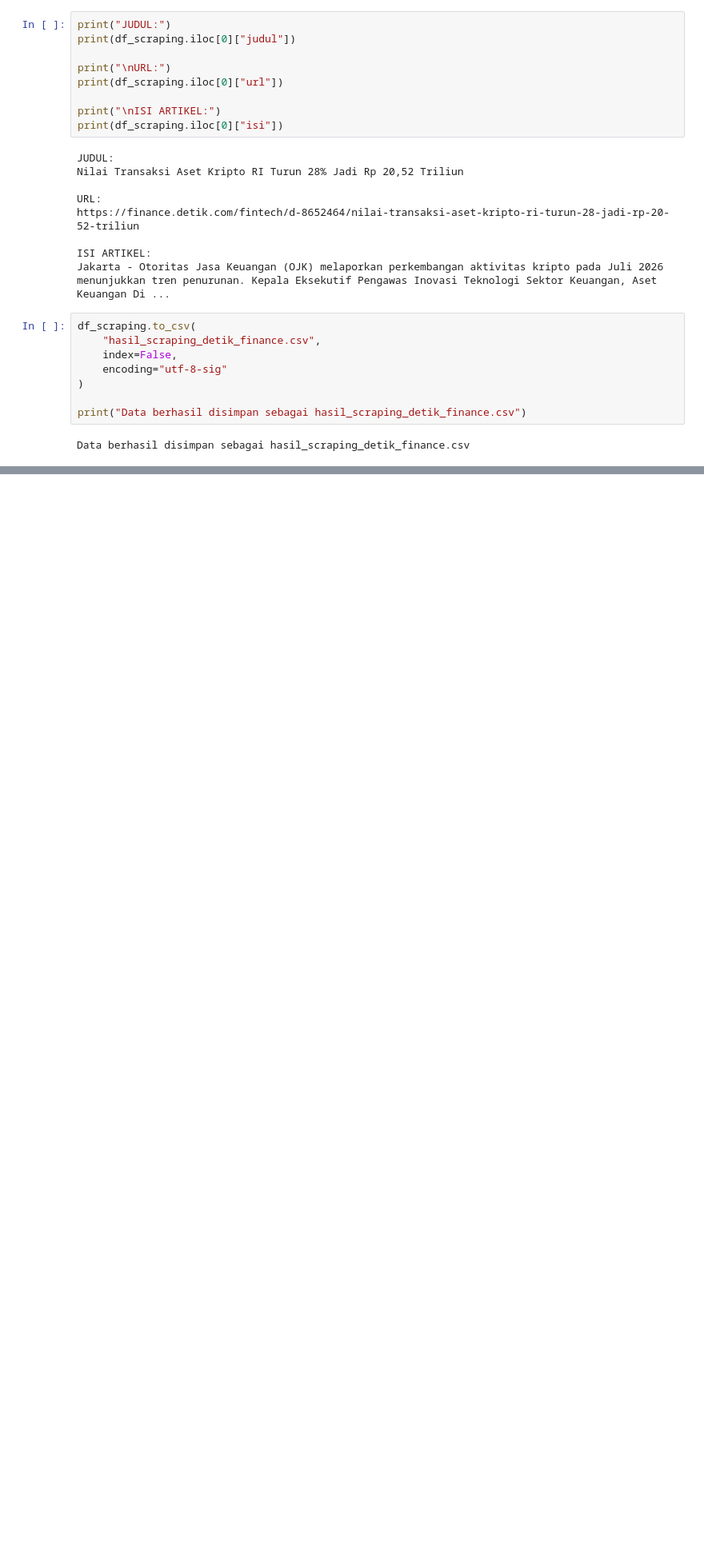
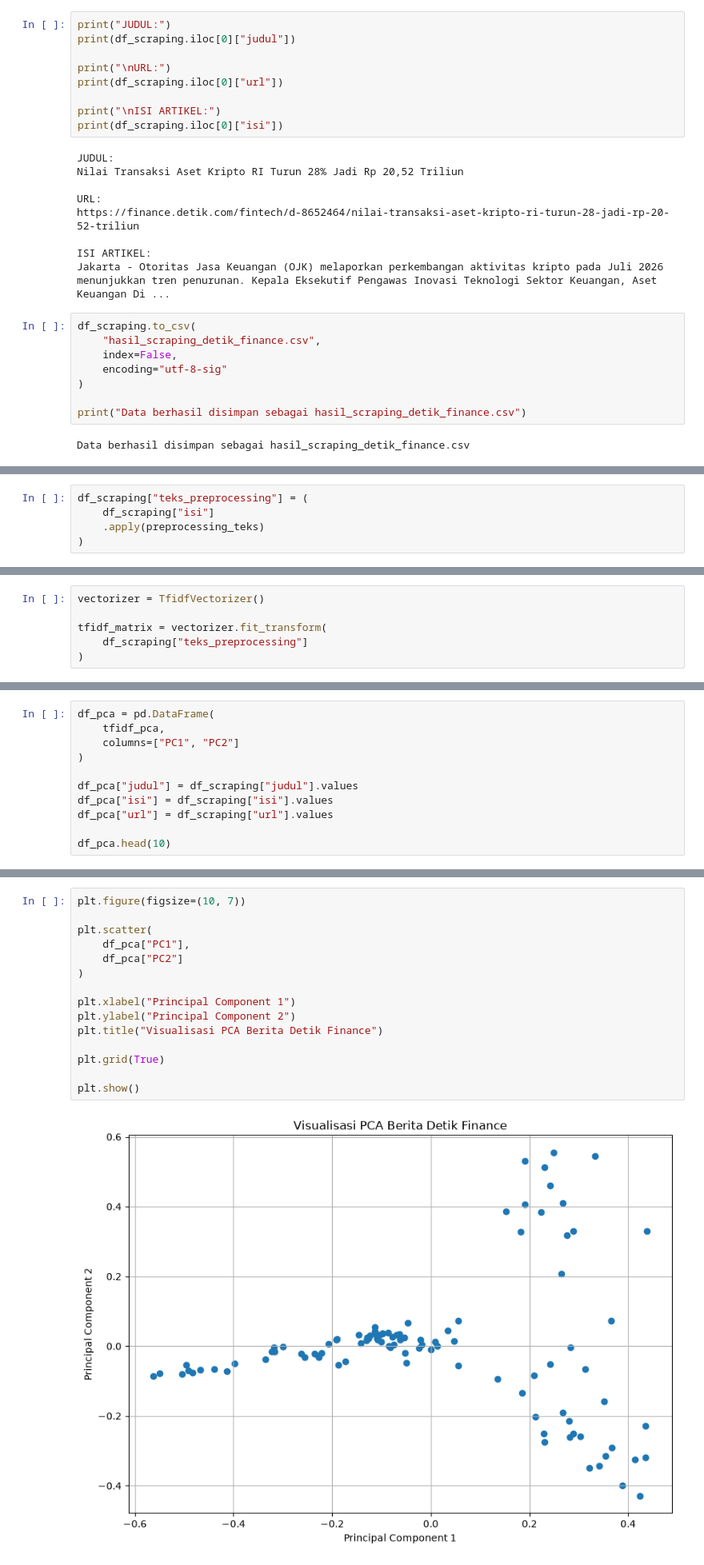
Before and after one commit to Nagaganteng/067_AssatyaDewantara_PPW-A, a Jupyter notebook: env_webmining/crawling_finance.ipynb, the cells around one changed output, grey strips where cells are left out. Shown at 80% size. Drawn from its saved outputs; the diff is of its cells as text; blank space fills up the shorter version.

```diff
--- a/env_webmining/crawling_finance.ipynb
+++ b/env_webmining/crawling_finance.ipynb
@@ -296,0 +408,5 @@ Data berhasil disimpan sebagai hasil_scraping_detik_finance.csv
+# %%
+df_scraping["teks_preprocessing"] = (
+    df_scraping["isi"]
+    .apply(preprocessing_teks)
+)
@@ -296,0 +440,6 @@ Data berhasil disimpan sebagai hasil_scraping_detik_finance.csv
+# %%
+vectorizer = TfidfVectorizer()
+
+tfidf_matrix = vectorizer.fit_transform(
+    df_scraping["teks_preprocessing"]
+)
@@ -296,0 +520,11 @@ Data berhasil disimpan sebagai hasil_scraping_detik_finance.csv
+# %%
+df_pca = pd.DataFrame(
+    tfidf_pca,
+    columns=["PC1", "PC2"]
+)
+
+df_pca["judul"] = df_scraping["judul"].values
+df_pca["isi"] = df_scraping["isi"].values
+df_pca["url"] = df_scraping["url"].values
+
+df_pca.head(10)
@@ -296,0 +565,17 @@ Data berhasil disimpan sebagai hasil_scraping_detik_finance.csv
+# %%
+plt.figure(figsize=(10, 7))
+
+plt.scatter(
+    df_pca["PC1"],
+    df_pca["PC2"]
+)
+
+plt.xlabel("Principal Component 1")
+plt.ylabel("Principal Component 2")
+plt.title("Visualisasi PCA Berita Detik Finance")
+
+plt.grid(True)
+
+plt.show()
+# %% [output]
+[figure, added]
```
Also changed, not shown: parts of 31 cells of this notebook, 32 other files.
